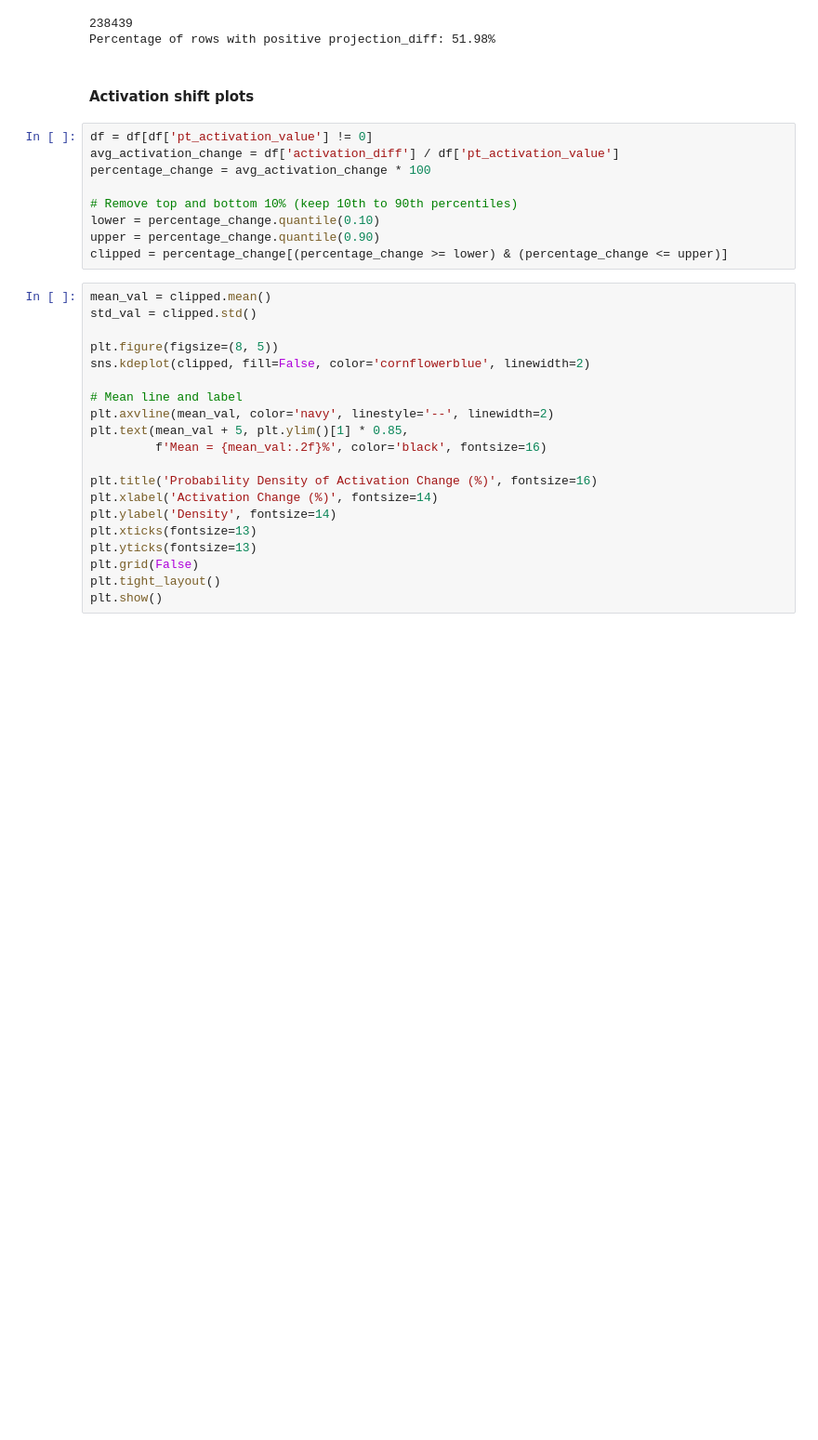
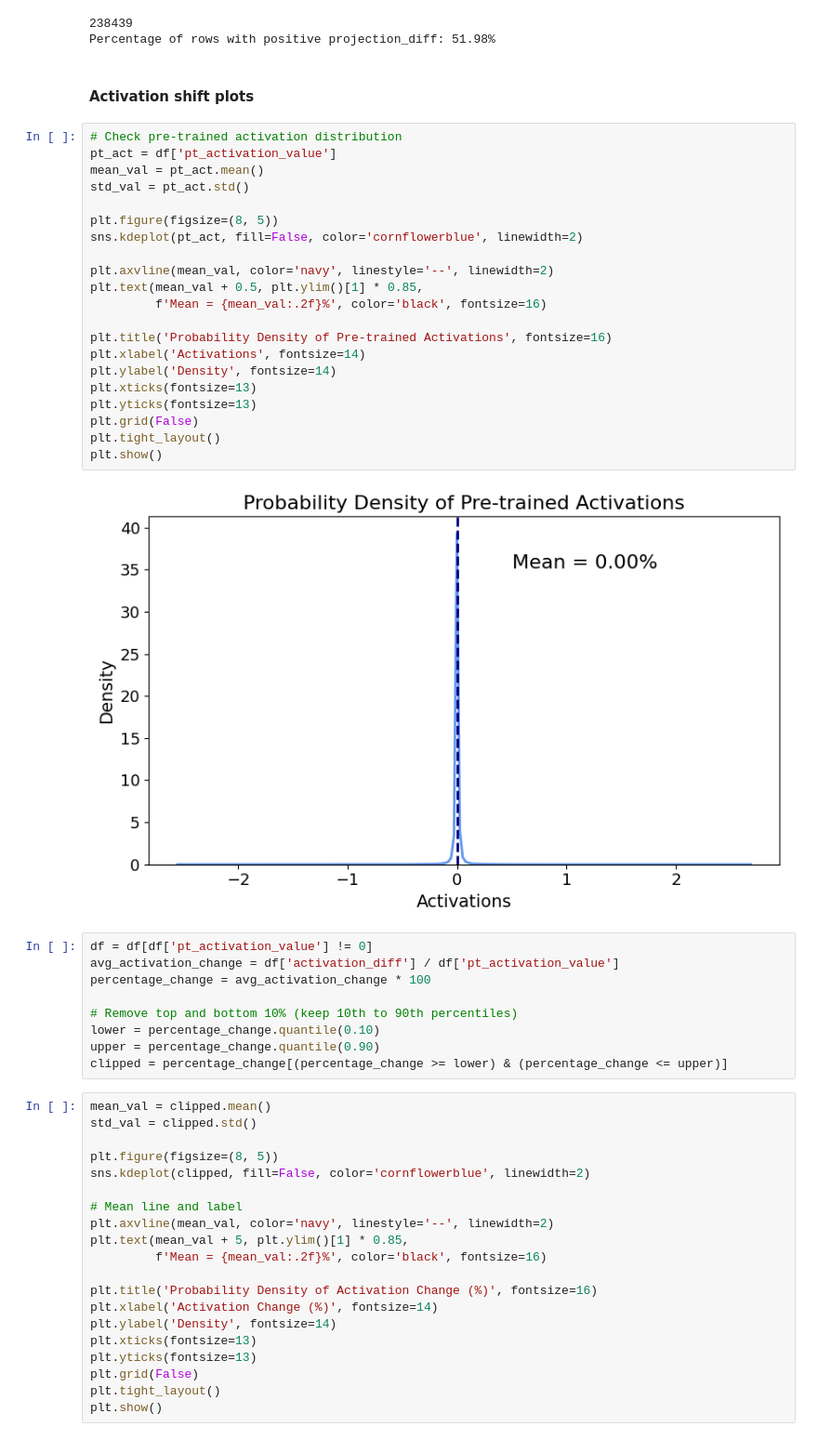
Before and after one commit to PamelaBha/MIB, a Jupyter notebook: toxicity/graphs/contribution_plot_mistral.ipynb, the cells around one changed output. Shown at 93% size. Drawn from its saved outputs; the diff is of its cells as text; blank space fills up the shorter version.

```diff
--- a/toxicity/graphs/contribution_plot_mistral.ipynb
+++ b/toxicity/graphs/contribution_plot_mistral.ipynb
@@ -79,6 +79,29 @@ print(f"Percentage of rows with positive projection_diff: {percentage_positive:.
 Percentage of rows with positive projection_diff: 51.98%
 # %% [markdown]
 #### Activation shift plots
+# %%
+# Check pre-trained activation distribution
+pt_act = df['pt_activation_value']
+mean_val = pt_act.mean()
+std_val = pt_act.std()
+
+plt.figure(figsize=(8, 5))
+sns.kdeplot(pt_act, fill=False, color='cornflowerblue', linewidth=2)
+
+plt.axvline(mean_val, color='navy', linestyle='--', linewidth=2)
+plt.text(mean_val + 0.5, plt.ylim()[1] * 0.85,
+         f'Mean = {mean_val:.2f}%', color='black', fontsize=16)
+
+plt.title('Probability Density of Pre-trained Activations', fontsize=16)
+plt.xlabel('Activations', fontsize=14)
+plt.ylabel('Density', fontsize=14)
+plt.xticks(fontsize=13)
+plt.yticks(fontsize=13)
+plt.grid(False)
+plt.tight_layout()
+plt.show()
+# %% [output]
+[figure, added]
 # %%
 df = df[df['pt_activation_value'] != 0]
 avg_activation_change = df['activation_diff'] / df['pt_activation_value']
```
Also changed, not shown: 10 other files.
